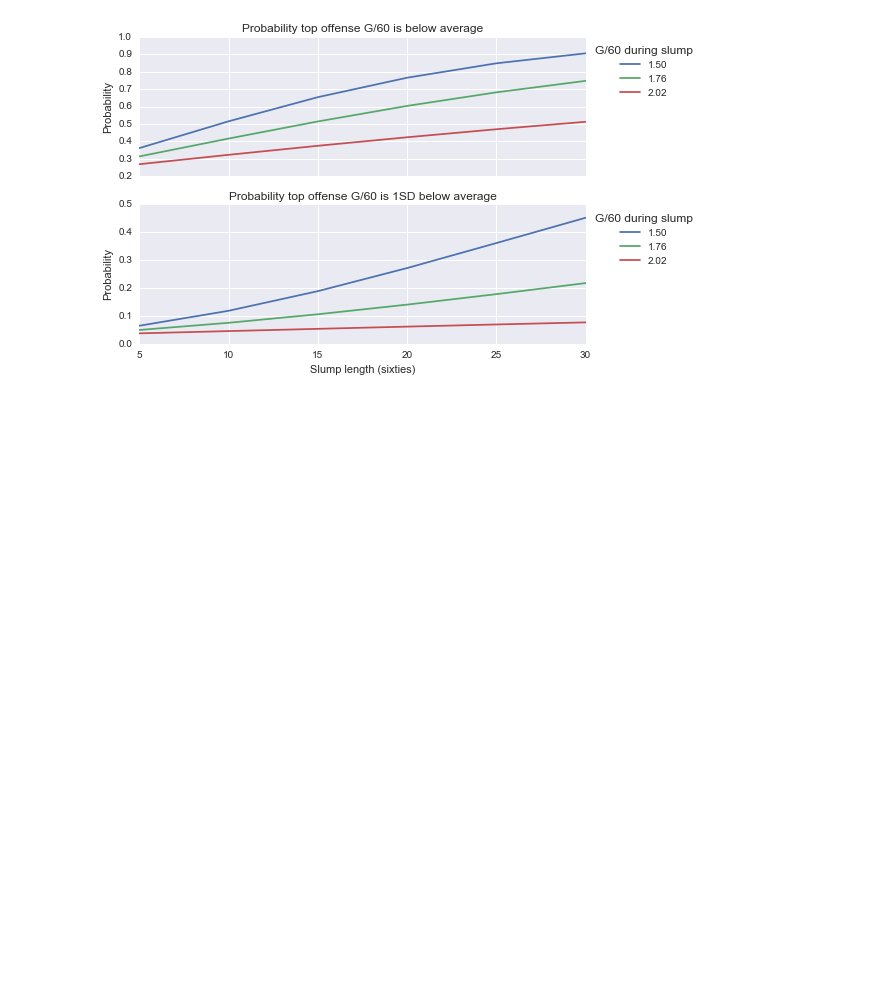
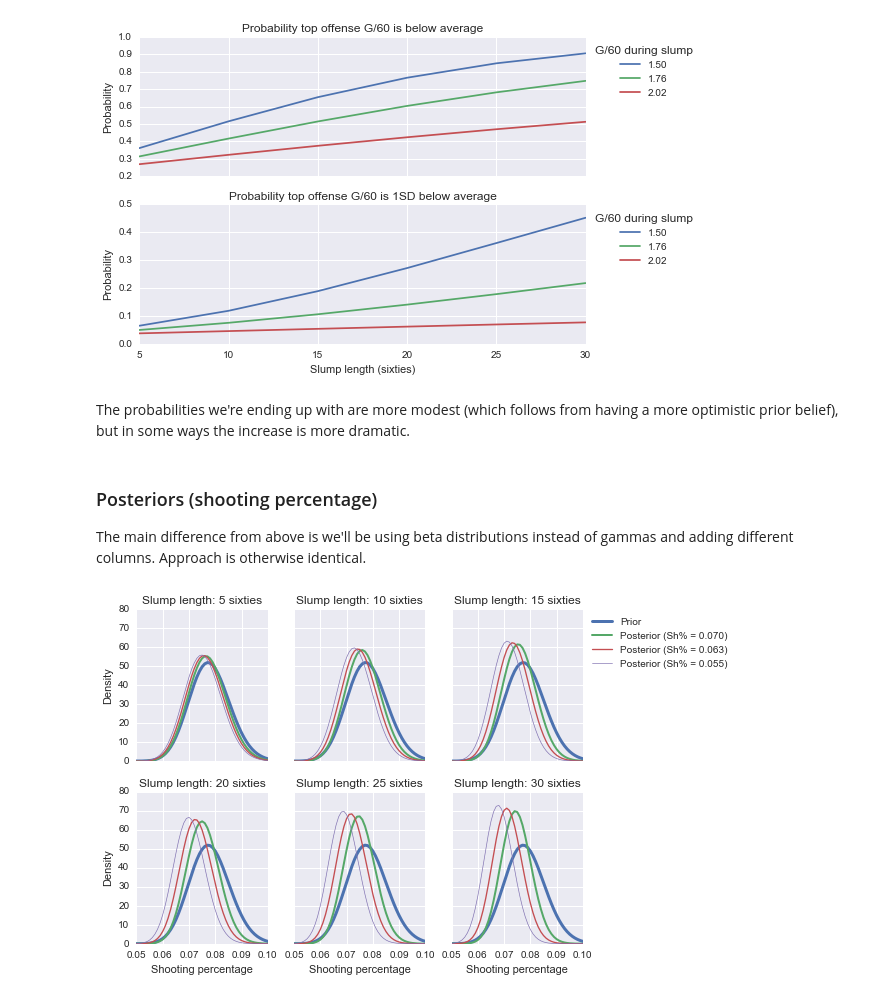
Before and after one commit to muneebalam/Hockey, a Jupyter notebook: NHL/Posts/Bayesian team sh%.ipynb, the cells around one changed output. Cells and saved outputs as stored; diff of their text form; code cells hidden in the pictures; blank space fills up the shorter version.

```diff
--- a/NHL/Posts/Bayesian team sh%.ipynb
+++ b/NHL/Posts/Bayesian team sh%.ipynb
@@ -135,10 +151,14 @@ shp_mean = df[(df.Season < 2016) & (df.HR == 'Total')]['ShP'].mean()
 g60_thresholds = [g60_mean - i * g60_sd for i in range(1, 4)]
 shp_thresholds = [shp_mean - i * shp_sd for i in range(1, 4)]
 toi_thresholds = [i for i in range(5, 31, 5)]
+sog_thresholds = [30*i for i in range(5, 31, 5)]
 
 print('G/60 thresholds:', g60_thresholds)
 print('Sh% thresholds:', shp_thresholds)
 print('TOI thresholds:', toi_thresholds)
+print('SOG thresholds:', sog_thresholds)
+print('G60: Mean = {0:.2f}, SD = {1:.2f}'.format(g60_mean, g60_sd))
+print('Sh%: Mean = {0:.3f}, SD = {1:.3f}'.format(shp_mean, shp_sd))
 # %% [output]
 G/60 thresholds: [2.0182473104511534, 1.7594457063190641, 1.5006441021869745]
 Sh% thresholds: [0.070268930100847005, 0.062578760678305839, 0.05488859125576466]
@@ -390,3 +414,45 @@ ax.legend(loc=2, bbox_to_anchor=(1, 1), title='G/60 during slump')
 # %% [output]
 <matplotlib.legend.Legend at 0x...>
 [figure]
+# %% [markdown]
+The probabilities we're ending up with are more modest (which follows from having a more optimistic prior belief), but in some ways the increase is more dramatic.
+# %% [markdown]
+### Posteriors (shooting percentage)
+The main difference from above is we'll be using beta distributions instead of gammas and adding different columns. Approach is otherwise identical.
+# %%
+### Sh%
+fig, axes = subplots(2, 3, figsize=[8, 6], sharex=True, sharey=True)
+
+below_avg_probs_sh = {'Sh% during slump': [], 'Slump length': [], 'Probability (Z < 0)': [], 'Probability (Z < -1)': []}
+
+for i in range(len(toi_thresholds)):
+    row = i//3
+    col = i % 3
+
+    ax = axes[row, col]
+    ax.plot(xs_shp, beta.pdf(xs_shp, a_shp, b_shp, loc_g60, scale_shp), lw=3, label="Prior")
+
+    for j in range(len(shp_thresholds)):
+        shp_thresh = shp_thresholds[j]
+        updated_a = a_shp + shp_thresh * sog_thresholds[i]
+        updated_b = b_shp + (1-shp_thresh) * sog_thresholds[i]
+        posterior = beta.pdf(xs_shp, updated_a, updated_b, loc_shp, scale_shp)
+        ax.plot(xs_shp, posterior, lw = 2 - j*(2/len(shp_thresholds)),
+                label="Posterior (Sh% = {0:.3f})".format(shp_thresh))
+
+        ax.set_xlim(0.05, 0.1)
+
+        if row == 1:
+            ax.set_xlabel('Shooting percentage')
+        if col == 0:
+            ax.set_ylabel('Density')
+        if row == 0 and col == 2:
+            ax.legend(loc=2, bbox_to_anchor=(1, 1))
+        ax.set_title('Slump length: {0:d} sixties'.format(toi_thresholds[i]))
+
+        below_avg_probs_sh['Sh% during slump'].append(shp_thresh)
+        below_avg_probs_sh['Slump length'].append(toi_thresholds[i])
+        below_avg_probs_sh['Probability (Z < 0)'].append(beta.cdf(shp_mean, updated_a, updated_b, loc_shp, scale_shp))
+        below_avg_probs_sh['Probability (Z < -1)'].append(beta.cdf(shp_mean - shp_sd, updated_a, updated_b, loc_shp, scale_shp))
+# %% [output]
+[figure, added]
```
Also changed, not shown: parts of 10 cells of this notebook.
